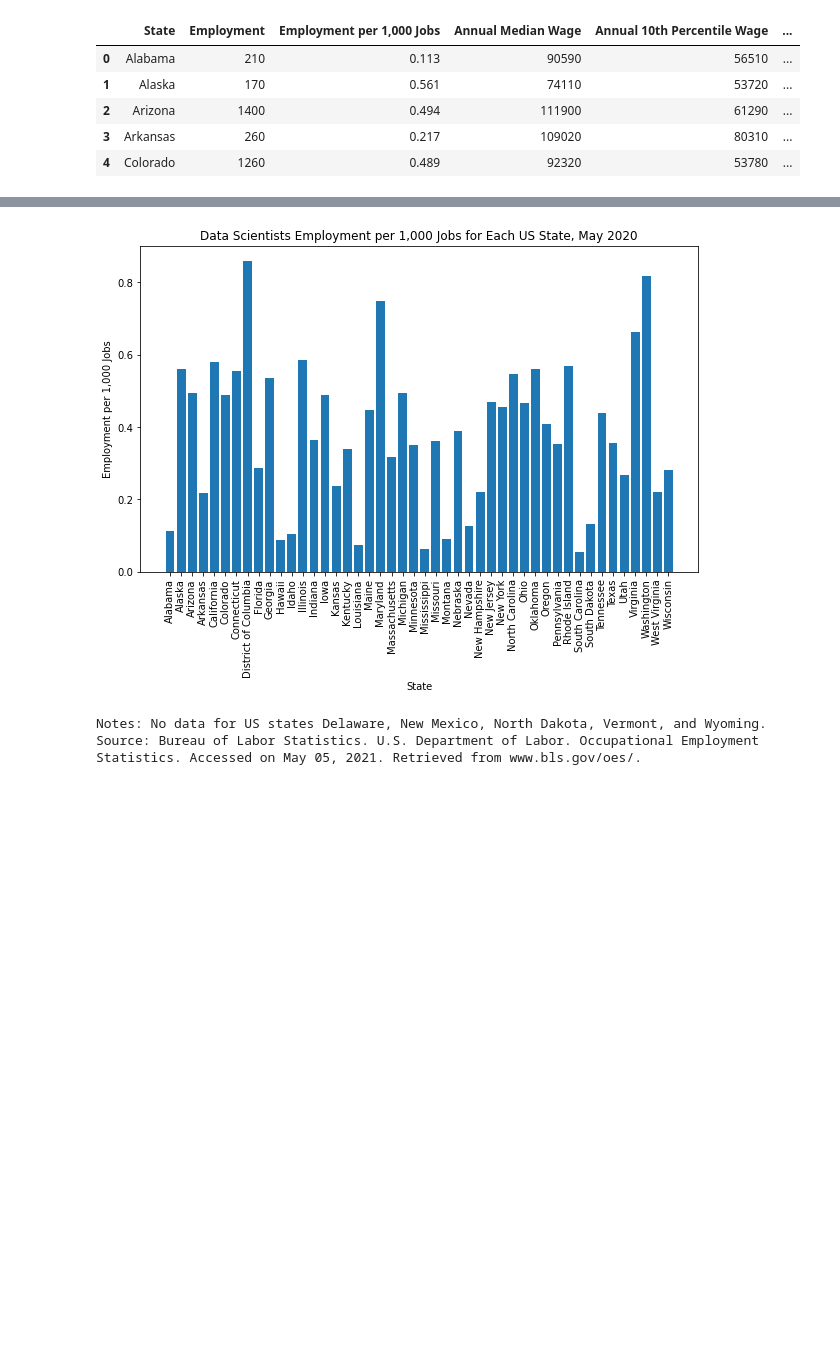
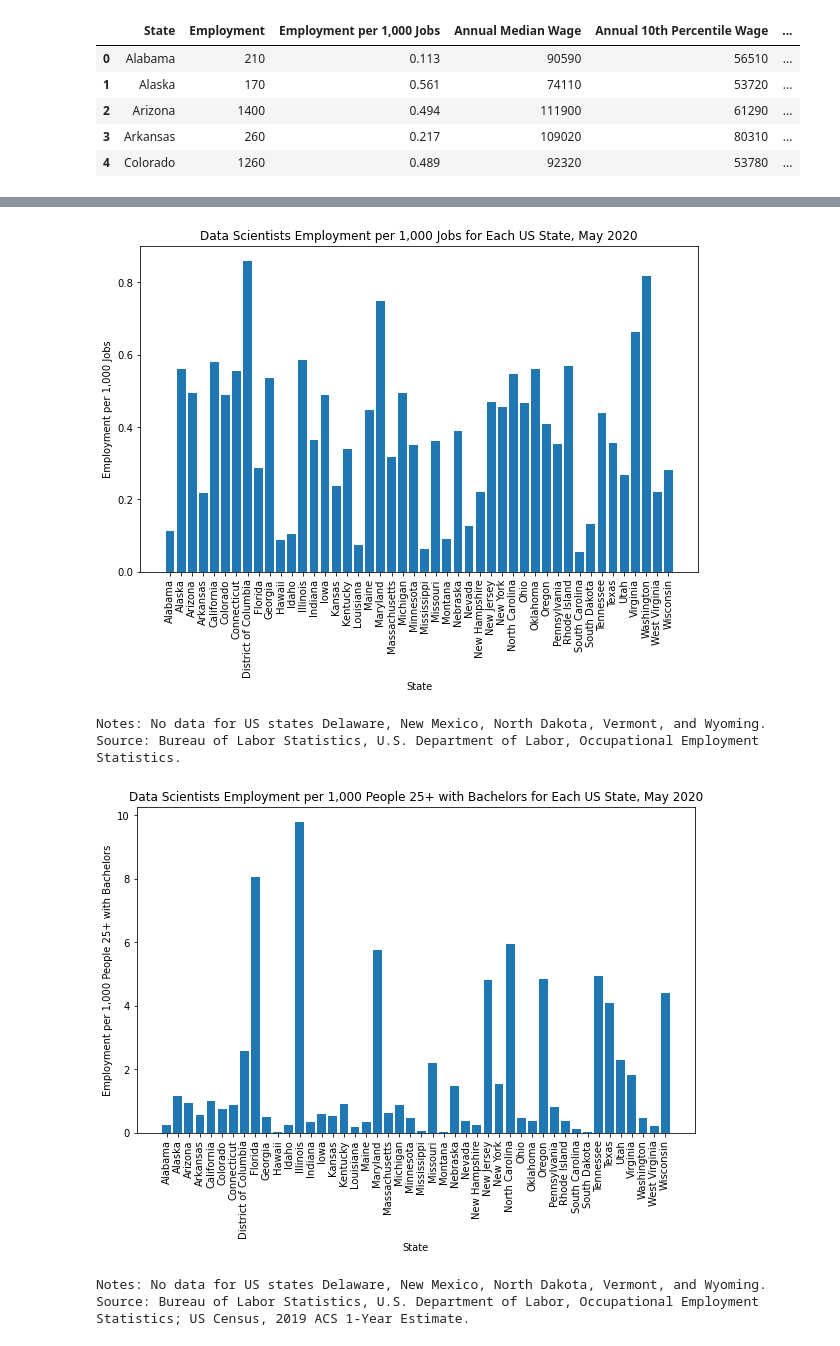
Before and after one commit to chaenii989/Data-Related-Job-Market, a Jupyter notebook: main.ipynb, the cells around one changed output, grey strips where cells are left out. Saved outputs shown, nothing was run; the diff lists cells and outputs as text; code cells hidden in the pictures; blank space fills up the shorter version.

```diff
--- a/main.ipynb
+++ b/main.ipynb
@@ -20,8 +21,7 @@ header_oews_industry=oews_industry.iloc[0,:]
 oews_industry_df=oews_industry.drop([4])
 oews_industry_df.columns=header_oews_industry
 oews_industry_df=oews_industry_df.rename_axis(None, axis=1)
-oews_industry_df=oews_industry_df.reset_index()
-oews_industry_df=oews_industry_df.drop(columns=['index'])
+oews_industry_df=oews_industry_df.reset_index(drop=True)
 
 #Reorganize columns
 oews_industry_df=oews_industry_df.rename(columns={'Occupation (SOC code)':'Occupation (SOC Code)',
@@ -106,8 +105,7 @@ header_oews_state=oews_state.iloc[0,:]
 oews_state_df=oews_state.drop([4])
 oews_state_df.columns=header_oews_state
 oews_state_df=oews_state_df.rename_axis(None, axis=1)
-oews_state_df=oews_state_df.reset_index()
-oews_state_df=oews_state_df.drop(columns=['index'])
+oews_state_df=oews_state_df.reset_index(drop=True)
 sep_state=oews_state_df['Area Name'].str.split('(', n=-1, expand=True)
 oews_state_df['Area Name']=sep_state[0]
 
@@ -478,11 +466,53 @@ plt.savefig('resources/images/Data Scientists Employment per 1,000 Jobs for Each
 plt.show()
 
 print(f'Notes: No data for US states Delaware, New Mexico, North Dakota, Vermont, and Wyoming.')
-print(f'Source: Bureau of Labor Statistics. U.S. Department of Labor. Occupational Employment Statistics. Accessed on May 05, 2021. Retrieved from www.bls.gov/oes/.')
+print(f'Source: Bureau of Labor Statistics, U.S. Department of Labor, Occupational Employment Statistics.')
 # %% [output]
 [figure]
 Notes: No data for US states Delaware, New Mexico, North Dakota, Vermont, and Wyoming.
-Source: Bureau of Labor Statistics. U.S. Department of Labor. Occupational Employment Statistics. Accessed on May 05, 2021. Retrieved from www.bls.gov/oes/.
+Source: Bureau of Labor Statistics, U.S. Department of Labor, Occupational Employment Statistics.
+# %%
+#Employment per population 25 and older with a degree
+total_degree=education_clean_df['Total w/ Degree'].astype('float')
+state_emp=oews_state_woNM_df['Employment'].astype('float')
+
+education_drop_states_df=education_clean_df.drop([7,31,34,45,50])
+education_adjusted_df=education_drop_states_df.reset_index(drop=True)
+oews_state_woNM_df['Population 25+ with Bachelors']=total_degree
+oews_state_woNM_df['Employment per 1,000 People 25+ with Bachelors']=(state_emp/oews_state_woNM_df['Population 25+ with Bachelors'])*1000
+state_edu_df=oews_state_woNM_df
+
+state_edu_df
+
+#CSV exports
+state_edu_df.to_csv('resources/output_folder/state_emp_per_education_df.csv')
+# %%
+#Employment per population 25 and older with a degree (bar graph)
+state_edu_df
+
+#Bar graph
+bar_labels=state_edu_df['State']
+emp_edu=state_edu_df['Employment per 1,000 People 25+ with Bachelors'].astype('float')
+
+plt.figure(figsize=(10, 6))
+plt.xticks(rotation='vertical')
+
+plt.bar(bar_labels, emp_edu)
+
+plt.title('Data Scientists Employment per 1,000 People 25+ with Bachelors for Each US State, May 2020')
+plt.xlabel('State')
+plt.ylabel('Employment per 1,000 People 25+ with Bachelors')
+
+plt.savefig('resources/images/Data Scientists Employment per 1,000 People 25+ with Bachelors for Each US State.png')
+
+plt.show()
+
+print(f'Notes: No data for US states Delaware, New Mexico, North Dakota, Vermont, and Wyoming.')
+print(f'Source: Bureau of Labor Statistics, U.S. Department of Labor, Occupational Employment Statistics; US Census, 2019 ACS 1-Year Estimate.')
+# %% [output]
+[figure, added]
+Notes: No data for US states Delaware, New Mexico, North Dakota, Vermont, and Wyoming.
+Source: Bureau of Labor Statistics, U.S. Department of Labor, Occupational Employment Statistics; US Census, 2019 ACS 1-Year Estimate.
 # %%
 #Median wage bar graph
 oews_state_clean_df
```
Also changed, not shown: parts of 8 cells of this notebook.
